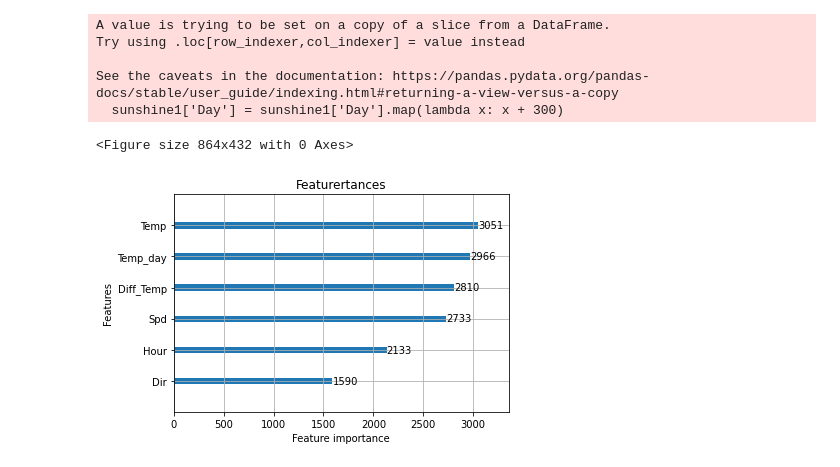
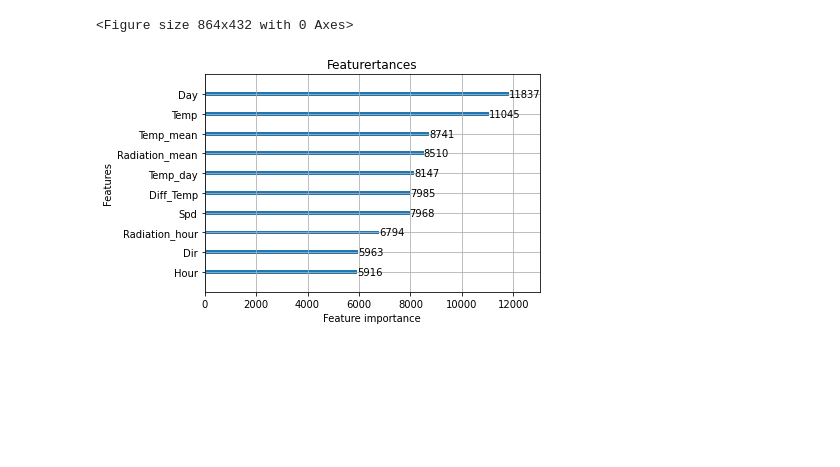
Before and after one commit to WryBin/Elec3, a Jupyter notebook: LightGBM.ipynb, the cells around one changed output. Cells and saved outputs as stored; diff of their text form; code cells hidden in the pictures; blank space fills up the shorter version.

```diff
--- a/LightGBM.ipynb
+++ b/LightGBM.ipynb
@@ -7,18 +7,40 @@ from sklearn.metrics import mean_squared_error
 import lightgbm as lgb
 import matplotlib.pyplot as plt
 # %%
-Mode = 'Pred'
+Mode = 'Train'
 point = 600
 by_day = False
 
 sunshine = pd.read_csv("Dataset/sunshine.csv")
 temp = pd.read_csv("Dataset/temp.csv")
 wind = pd.read_csv("Dataset/wind.csv")
+# temp['Temp'][-720:] = temp['Temp'][-720:] +0.15
+# sunshine = sunshine.drop(sunshine[sunshine.Day <200].index)
+# temp['Temp_level'] = temp['Day'].apply(lambda x: 1 if x < 95 else 1 if x > 280 else 0)
 
+# 近五日均温
+window = np.array([-2, -1, 0, 1, 2])
+tt = np.zeros((len(temp), len(window)))
+for i in np.arange(len(window)):
+    tt[:, i] = temp['Temp'].shift(24*window[i])
+temp['Temp_mean'] = np.nanmean(tt, axis=1)
+
+# 前十日平均产量
+window = np.arange(10) + 10
+tt = np.zeros((len(sunshine), len(window)))
+for i in np.arange(len(window)):
+    tt[:, i] = sunshine['Radiation'].shift(24*window[i])
+sunshine['Radiation_mean'] = np.nanmean(tt, axis=1)
+
+# 日均温
 Temp_day = temp.groupby(['Day'])['Temp'].mean().to_frame('Temp_day').reset_index()
 Temp_day['Diff_Temp'] = Temp_day['Temp_day'].diff()
 # wind['Dir_cos'] = np.cos(wind['Dir'] * np.pi / 180)
 # wind['Dir_sin'] = np.sin(wind['Dir'] * np.pi / 180)
+
+# 小时平均产量
+sunshine = sunshine.merge(sunshine.groupby(['Hour'])['Radiation'].mean().to_frame('Radiation_hour'), on='Hour', how='left')
+
 
 if Mode == 'Train':
     train_data = sunshine[0:-point].merge(temp, on=['Day', 'Hour'], how='left')
@@ -46,53 +68,63 @@ if by_day:
     val_data = val_data.groupby(['Day']).mean().reset_index()
     pre_data = pre_data.groupby(['Day']).mean().reset_index()
 
-features = [f for f in train_data.columns if f not in ['Radiation', 'day_t']]
-# features = [f for f in train_data.columns if f in ['Radiation', 'day_t']]
+features = [f for f in train_data.columns if f not in ['Radiation']]
 
+# params = {
+#     'boosting': 'gbdt',
+#     'objective': 'huber',
+#     'num_leaves': 52,
+#     'learning_rate': 0.07,
+#     'metric': {'mse'},
+#     'verbose': -1,
+#     'min_data_in_leaf': 5,
+#     'max_depth':10,
+#     'seed':42,
+#     'num_iterations': 300,
+#     'sub_feature': 0.7,
+# }
 params = {
     'boosting': 'gbdt',
-    'objective': 'huber',
-    'num_leaves': 52,
-    'learning_rate': 0.07,
+    'objective': 'regression',
+    'num_leaves': 2**7-1,
+    'learning_rate': 0.01,
     'metric': {'mse'},
     'verbose': -1,
-    'min_data_in_leaf': 5,
-    'max_depth':10,
+    'min_data_in_leaf': 3,
+    'max_depth':7,
     'seed':42,
-    'num_iterations': 300,
+    'num_iterations': 1000,
     'sub_feature': 0.7,
 }
 
 
 lgb_train = lgb.Dataset(train_data[features], train_data['Radiation'].values)
-lgb_eval = lgb.Dataset(val_data[features], val_data['Radiation'].values, reference=lgb_train) # 其实可以去掉
+# lgb_eval = lgb.Dataset(val_data[features], val_data['Radiation'].values, reference=lgb_train)
 
+# if Mode ==  'Train':
+#     gbm = lgb.train(params,
+#                     train_set=lgb_train,
+#                     valid_sets=lgb_eval,
+#                     callbacks=[lgb.early_stopping(stopping_rounds=300)], )
 if Mode ==  'Train':
     gbm = lgb.train(params,
-                    train_set=lgb_train,
-                    valid_sets=lgb_eval,
-                    callbacks=[lgb.early_stopping(stopping_rounds=300)], )
+                    train_set=lgb_train,)
 elif Mode == 'Pred':
     gbm = lgb.train(params,
                 train_set=lgb_train)
 
 
 # 预测提交数据
 Y_pred = gbm.predict(pre_data[features])
 Y_train = gbm.predict(train_data[features])
 
 plt.figure(figsize=(12, 6))
 lgb.plot_importance(gbm, max_num_features=20)
 plt.title("Featurertances")
 plt.show()
 # %% [output]
-A value is trying to be set on a copy of a slice from a DataFrame.
-Try using .loc[row_indexer,col_indexer] = value instead
-
-See the caveats in the documentation: https://pandas.pydata.org/pandas-docs/stable/user_guide/indexing.html#returning-a-view-versus-a-copy
-  sunshine1['Day'] = sunshine1['Day'].map(lambda x: x + 300)
+<Figure size 864x432 with 0 Axes>
-<Figure size 864x432 with 0 Axes>
-[figure, old version]
+[figure, new version]
 # %%
 plt.figure(figsize=(20, 10))
 plt.plot(train_data['Radiation'])
```
Also changed, not shown: parts of 1 cell of this notebook.
